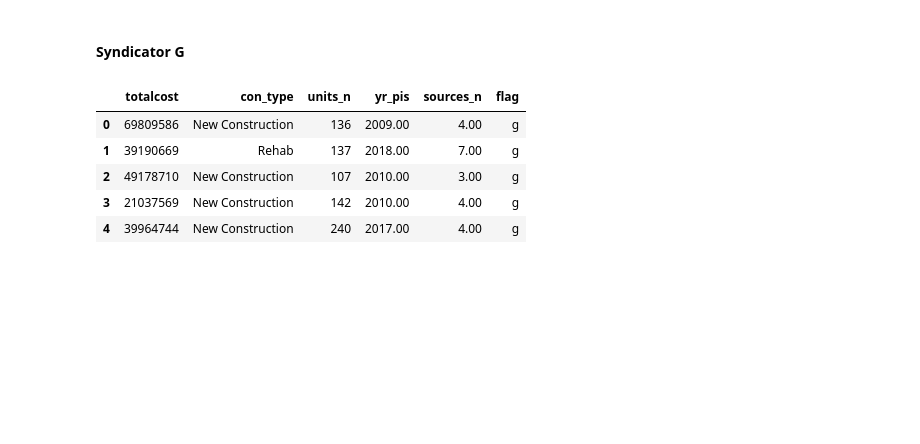
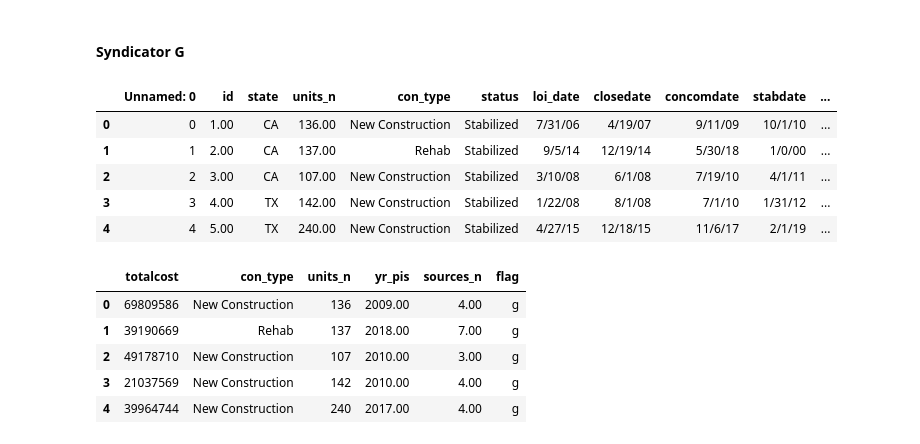
Before and after one commit to qunderriner/LIHTC_Analysis, a Jupyter notebook: SyndicatorData_Graphs.ipynb, the cells around one changed output. Drawn from its saved outputs; the diff is of its cells as text; code cells hidden in the pictures; blank space fills up the shorter version.

```diff
--- a/SyndicatorData_Graphs.ipynb
+++ b/SyndicatorData_Graphs.ipynb
@@ -55,6 +64,15 @@ i_units_cost.head()
 | 4 | 23949900 | New | 65 | 2011 | 5 | i |
 # %% [markdown]
 #### Syndicator G
+# %%
+g.head()
+# %% [output]
+|  | Unnamed: 0 | id | state | units_n | con_type | status | loi_date | closedate | concomdate | stabdate | ... |
+| 0 | 0 | 1.00 | CA | 136.00 | New Construction | Stabilized | 7/31/06 | 4/19/07 | 9/11/09 | 10/1/10 | ... |
+| 1 | 1 | 2.00 | CA | 137.00 | Rehab | Stabilized | 9/5/14 | 12/19/14 | 5/30/18 | 1/0/00 | ... |
+| 2 | 2 | 3.00 | CA | 107.00 | New Construction | Stabilized | 3/10/08 | 6/1/08 | 7/19/10 | 4/1/11 | ... |
+| 3 | 3 | 4.00 | TX | 142.00 | New Construction | Stabilized | 1/22/08 | 8/1/08 | 7/1/10 | 1/31/12 | ... |
+| 4 | 4 | 5.00 | TX | 240.00 | New Construction | Stabilized | 4/27/15 | 12/18/15 | 11/6/17 | 2/1/19 | ... |
 # %%
 g = g.dropna()
 g_units_cost = clean_syndicator_cols(g,cols,"g")
```
Also changed, not shown: parts of 14 cells of this notebook.
